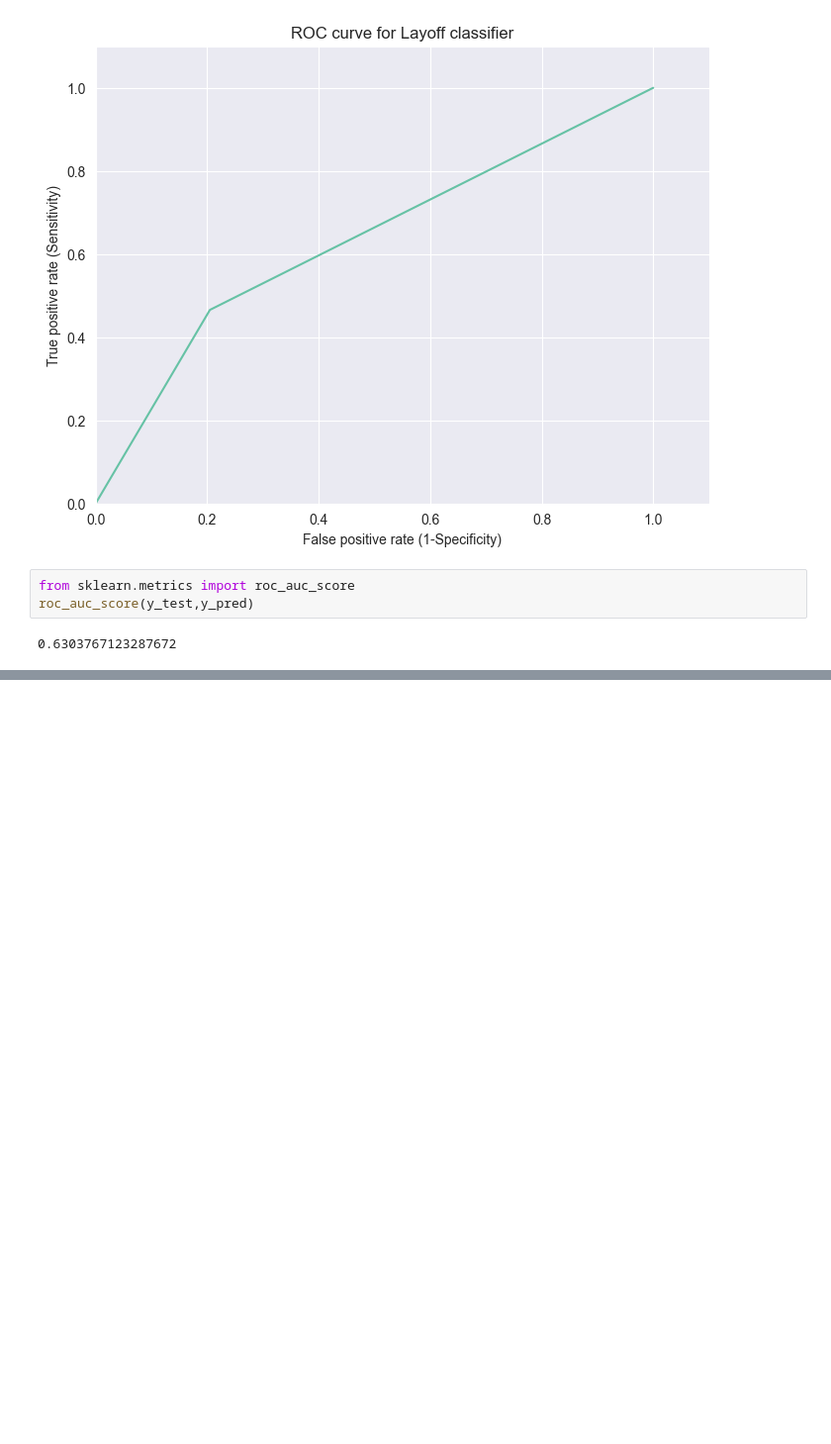
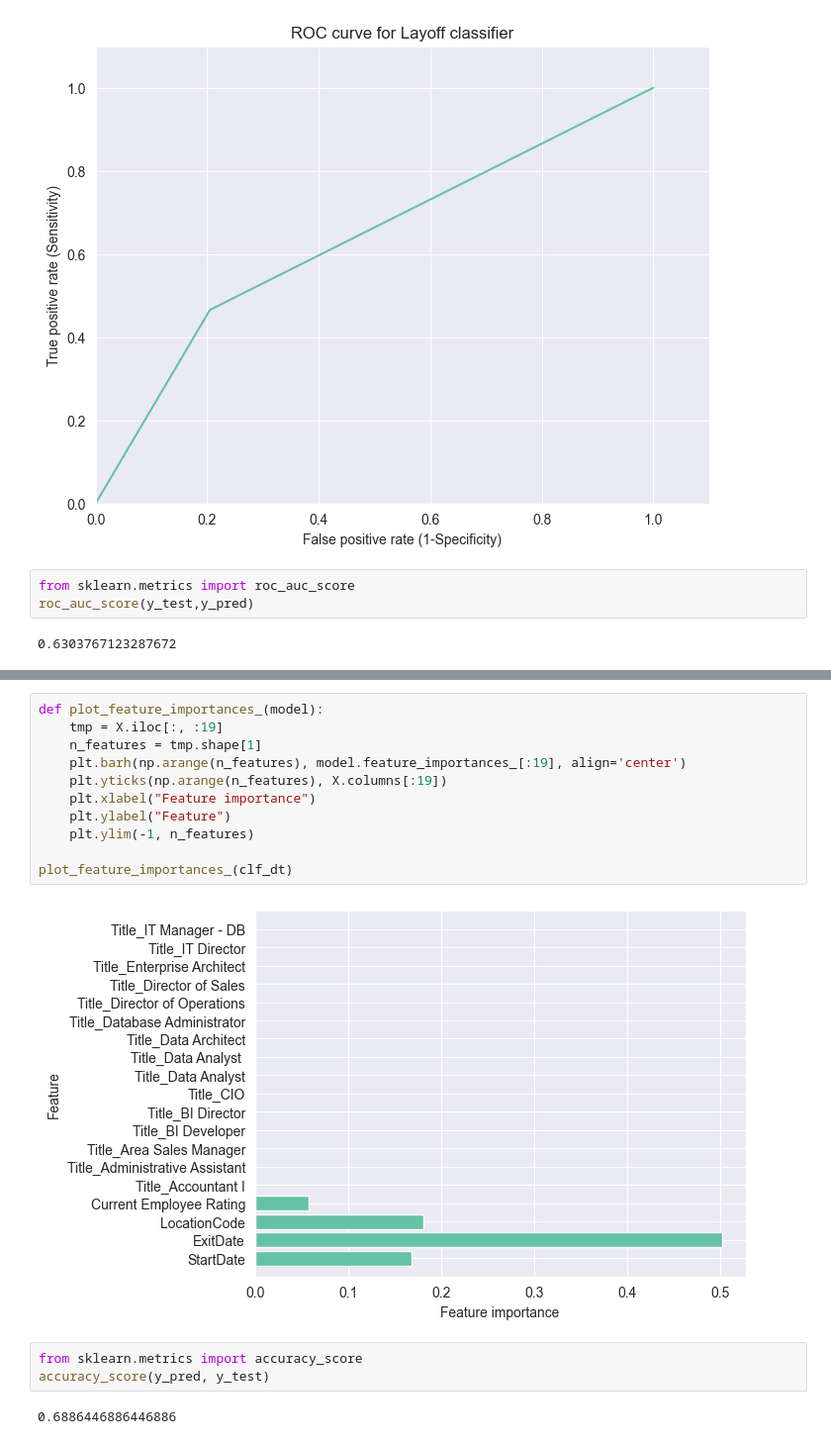
Before and after one commit to sthasangam/ML-Project, a Jupyter notebook: layoffproject.ipynb, the cells around one changed output, grey strips where cells are left out. Shown at 99% size. Drawn from its saved outputs; the diff is of its cells as text; blank space fills up the shorter version.

```diff
--- a/layoffproject.ipynb
+++ b/layoffproject.ipynb
@@ -476,0 +564,18 @@ roc_auc_score(y_test,y_pred)
+# %%
+def plot_feature_importances_(model):
+    tmp = X.iloc[:, :19]
+    n_features = tmp.shape[1]
+    plt.barh(np.arange(n_features), model.feature_importances_[:19], align='center')
+    plt.yticks(np.arange(n_features), X.columns[:19])
+    plt.xlabel("Feature importance")
+    plt.ylabel("Feature")
+    plt.ylim(-1, n_features)
+
+plot_feature_importances_(clf_dt)
+# %% [output]
+[figure, added]
+# %%
+from sklearn.metrics import accuracy_score
+accuracy_score(y_pred, y_test)
+# %% [output]
+0.6886446886446886
```
Also changed, not shown: parts of 41 cells of this notebook.
